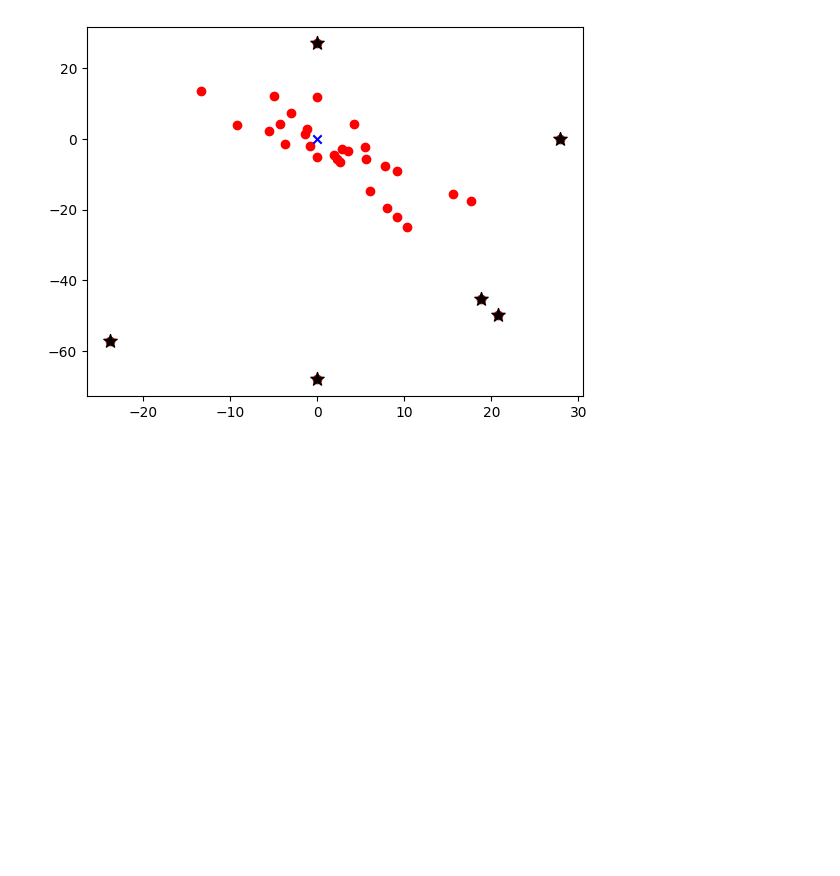
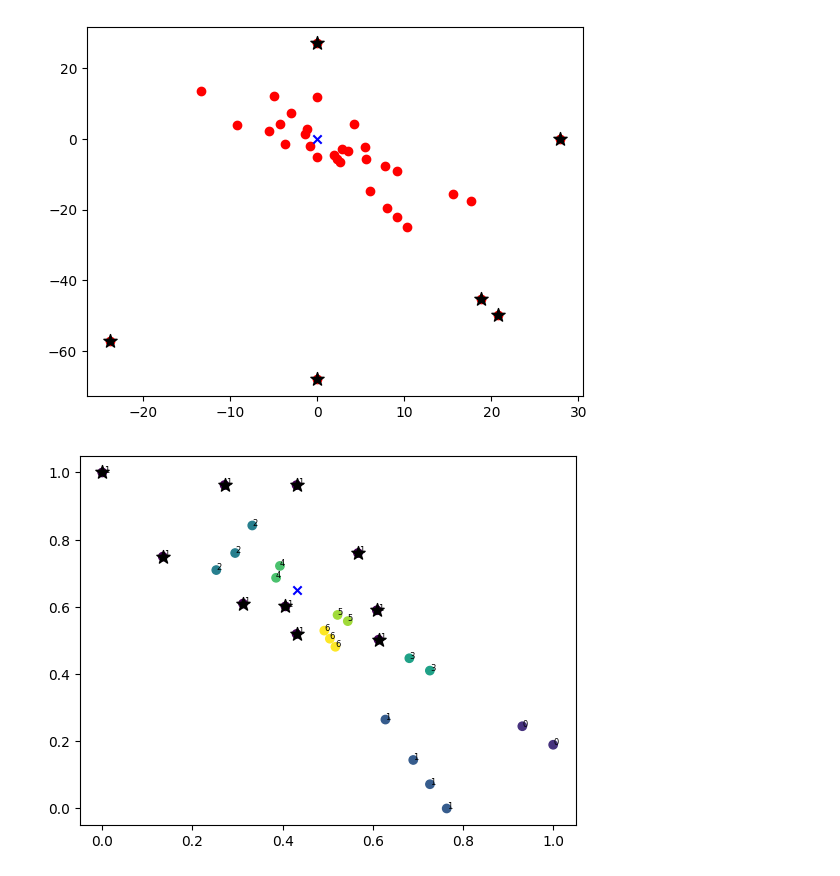
Before and after one commit to Subhasis-Biswas/ML4CPS_Project2, a Jupyter notebook: 3_geoclustering.ipynb, the cells around one changed output. Cells and saved outputs as stored; diff of their text form; code cells hidden in the pictures; blank space fills up the shorter version.

```diff
--- a/3_geoclustering.ipynb
+++ b/3_geoclustering.ipynb
@@ -261,3 +261,26 @@ Number of outliers in terms of average distances: 6
 Indices of the outliers: [ 2  3 21 22 26 31]
 Threshold distance: 17.2782130244307
 [figure]
+# %%
+# drop the outliers and re-run the clustering
+locs_scaled_filtered = locs_scaled[~outliers_avg_dist]
+# re-scale the points
+scaler_filtered = sk.preprocessing.MinMaxScaler()
+locs_scaled_filtered = scaler_filtered.fit_transform(locs_scaled_filtered)
+# re-scale the origin
+origin_scaled = scaler_filtered.transform(origin)
+clusterer_filtered = hdbscan.HDBSCAN(min_cluster_size=2, gen_min_span_tree=True, min_samples=1)
+clusterer_filtered.fit(locs_scaled_filtered)
+
+# plot the clusters
+plt.scatter(locs_scaled_filtered[:,0],locs_scaled_filtered[:,1],c=clusterer_filtered.labels_)
+plt.scatter(origin_scaled[:,0],origin_scaled[:,1],color='blue', marker='x')
+# highlight the noise points
+plt.scatter(locs_scaled_filtered[clusterer_filtered.labels_==-1,0],locs_scaled_filtered[clusterer_filtered.labels_==-1,1],color='black', marker='*',s=100)
+# annotate each point with the corresponding cluster label
+for i in range(len(locs_scaled_filtered)):
+	plt.annotate(clusterer_filtered.labels_[i], (locs_scaled_filtered[i,0],locs_scaled_filtered[i,1]), size=6)
+
+plt.show()
+# %% [output]
+[figure, added]
```
Also changed, not shown: parts of 21 cells of this notebook.
